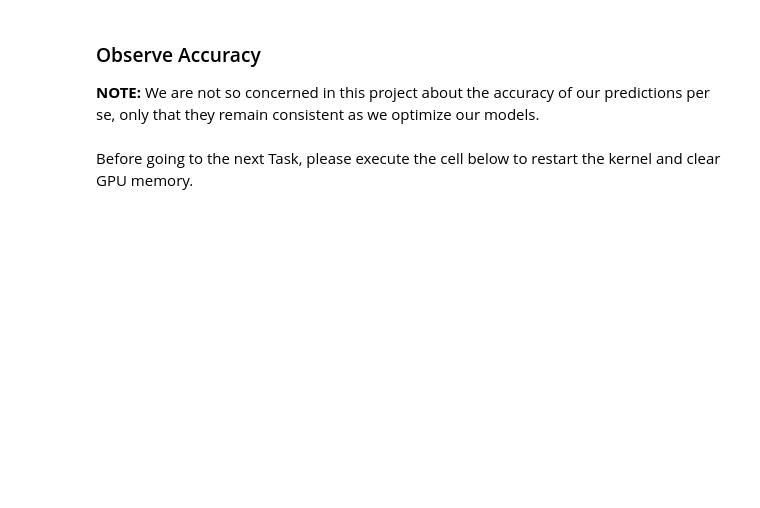
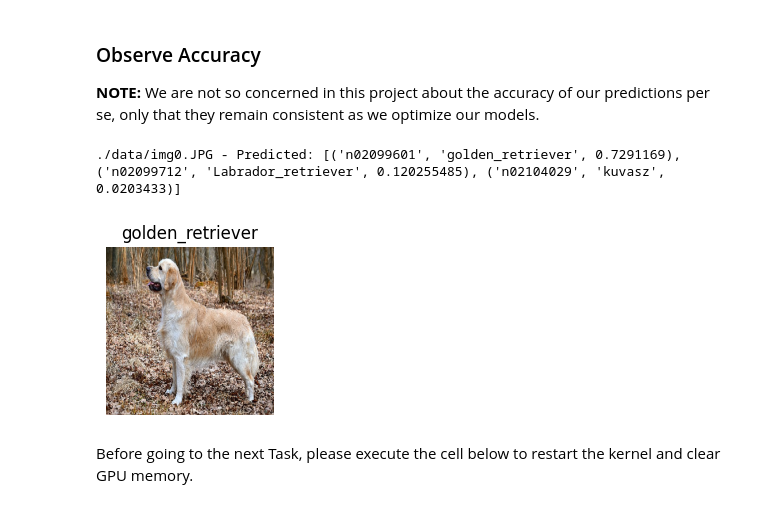
Before and after one commit to Unstopable18/Optimize-TensorFlow-Models-with-TensorRT, a Jupyter notebook: Optimize_TensorFlow_Models_For_Deployment_with_TensorRT.ipynb, the cells around one changed output. Drawn from its saved outputs; the diff is of its cells as text; code cells hidden in the pictures; blank space fills up the shorter version.

```diff
--- a/Optimize_TensorFlow_Models_For_Deployment_with_TensorRT.ipynb
+++ b/Optimize_TensorFlow_Models_For_Deployment_with_TensorRT.ipynb
@@ -344,6 +364,11 @@ def show_predictions(model):
   plt.imshow(img);
   plt.axis('off');
   plt.title(decode_predictions(preds, top=3)[0][0][1])
+# %%
+show_predictions(infer)
+# %% [output]
+./data/img0.JPG - Predicted: [('n02099601', 'golden_retriever', 0.7291169), ('n02099712', 'Labrador_retriever', 0.120255485), ('n02104029', 'kuvasz', 0.0203433)]
+[figure, added]
 # %% [markdown]
 Before going to the next Task, please execute the cell below to restart the kernel and clear GPU memory.
 # %%
```
Also changed, not shown: parts of 22 cells of this notebook.
